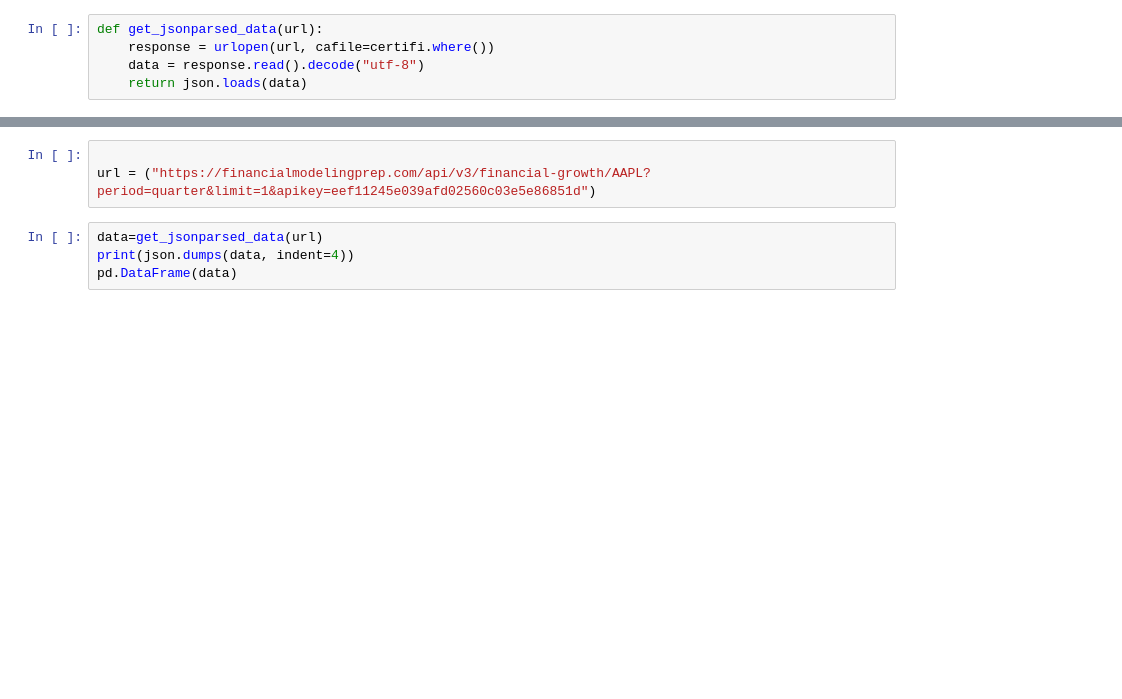
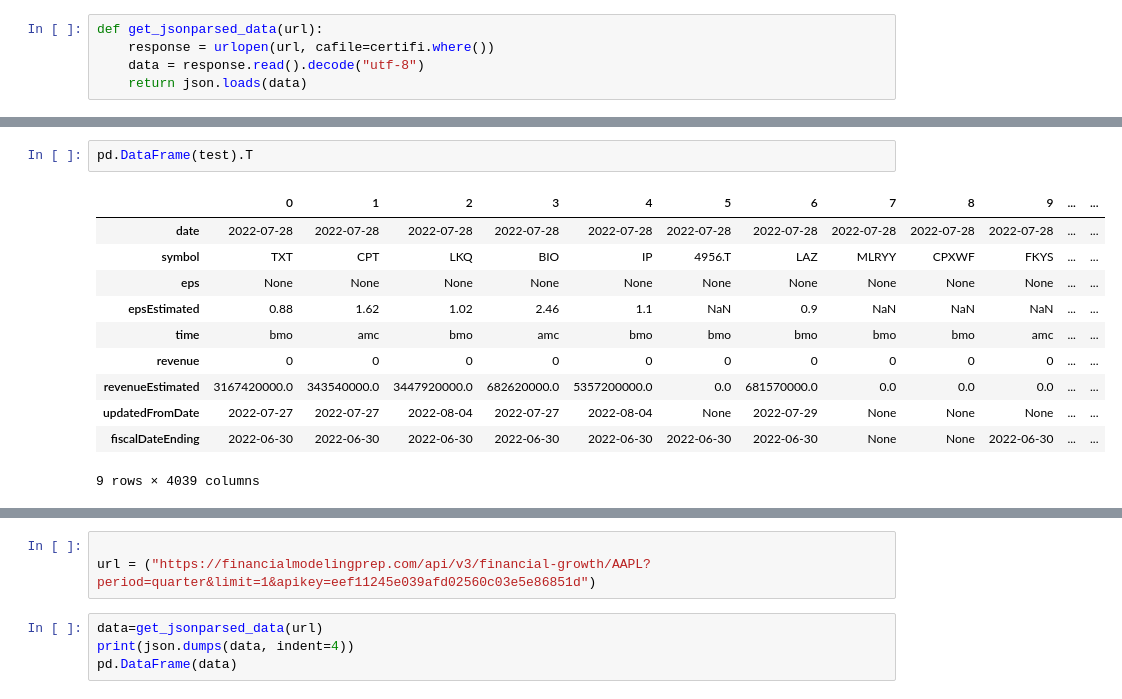
Before and after one commit to zeta1178/FinTech-Project1, a Jupyter notebook: earnings cal/earnings calendar and more.ipynb, the cells around one changed output, grey strips where cells are left out. Cells and saved outputs as stored; diff of their text form; blank space fills up the shorter version.

```diff
--- a/earnings cal/earnings calendar and more.ipynb
+++ b/earnings cal/earnings calendar and more.ipynb
@@ -36,0 +40,14 @@ pd.DataFrame(data)
+# %%
+pd.DataFrame(test).T
+# %% [output]
+|  | 0 | 1 | 2 | 3 | 4 | 5 | 6 | 7 | 8 | 9 | ... | ... |
+| date | 2022-07-28 | 2022-07-28 | 2022-07-28 | 2022-07-28 | 2022-07-28 | 2022-07-28 | 2022-07-28 | 2022-07-28 | 2022-07-28 | 2022-07-28 | ... | ... |
+| symbol | TXT | CPT | LKQ | BIO | IP | 4956.T | LAZ | MLRYY | CPXWF | FKYS | ... | ... |
+| eps | None | None | None | None | None | None | None | None | None | None | ... | ... |
+| epsEstimated | 0.88 | 1.62 | 1.02 | 2.46 | 1.1 | NaN | 0.9 | NaN | NaN | NaN | ... | ... |
+| time | bmo | amc | bmo | amc | bmo | bmo | bmo | bmo | bmo | amc | ... | ... |
+| revenue | 0 | 0 | 0 | 0 | 0 | 0 | 0 | 0 | 0 | 0 | ... | ... |
+| revenueEstimated | 3167420000.0 | 343540000.0 | 3447920000.0 | 682620000.0 | 5357200000.0 | 0.0 | 681570000.0 | 0.0 | 0.0 | 0.0 | ... | ... |
+| updatedFromDate | 2022-07-27 | 2022-07-27 | 2022-08-04 | 2022-07-27 | 2022-08-04 | None | 2022-07-29 | None | None | None | ... | ... |
+| fiscalDateEnding | 2022-06-30 | 2022-06-30 | 2022-06-30 | 2022-06-30 | 2022-06-30 | 2022-06-30 | 2022-06-30 | None | None | 2022-06-30 | ... | ... |
+9 rows × 4039 columns
```
Also changed, not shown: parts of 22 cells of this notebook.
